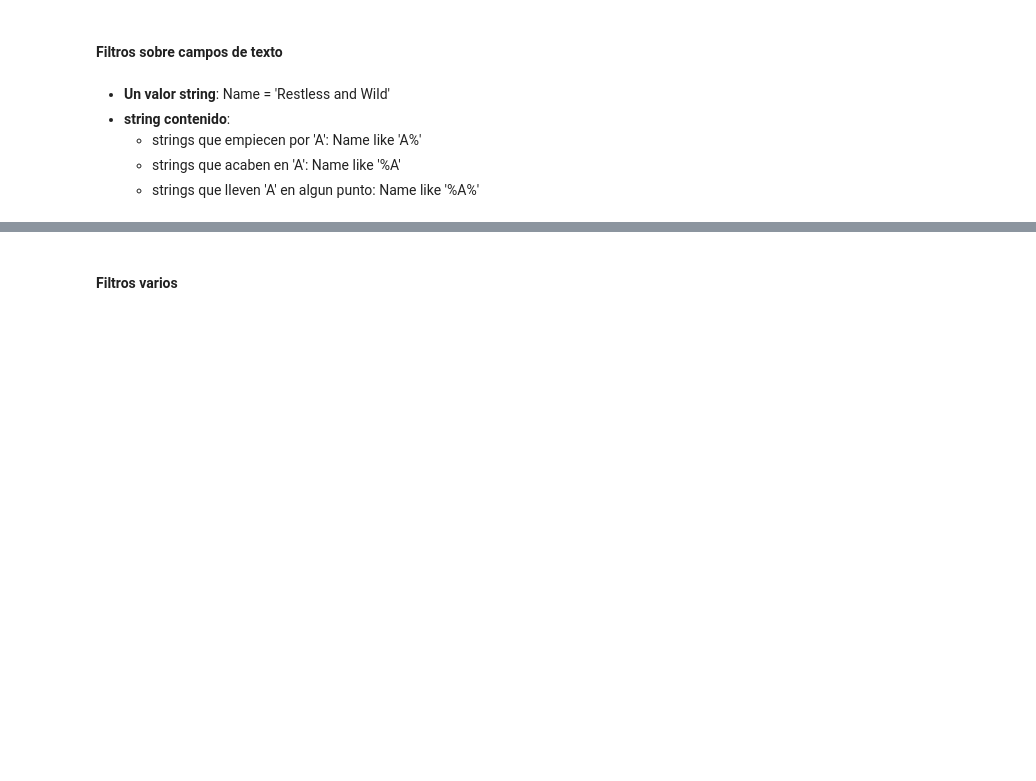
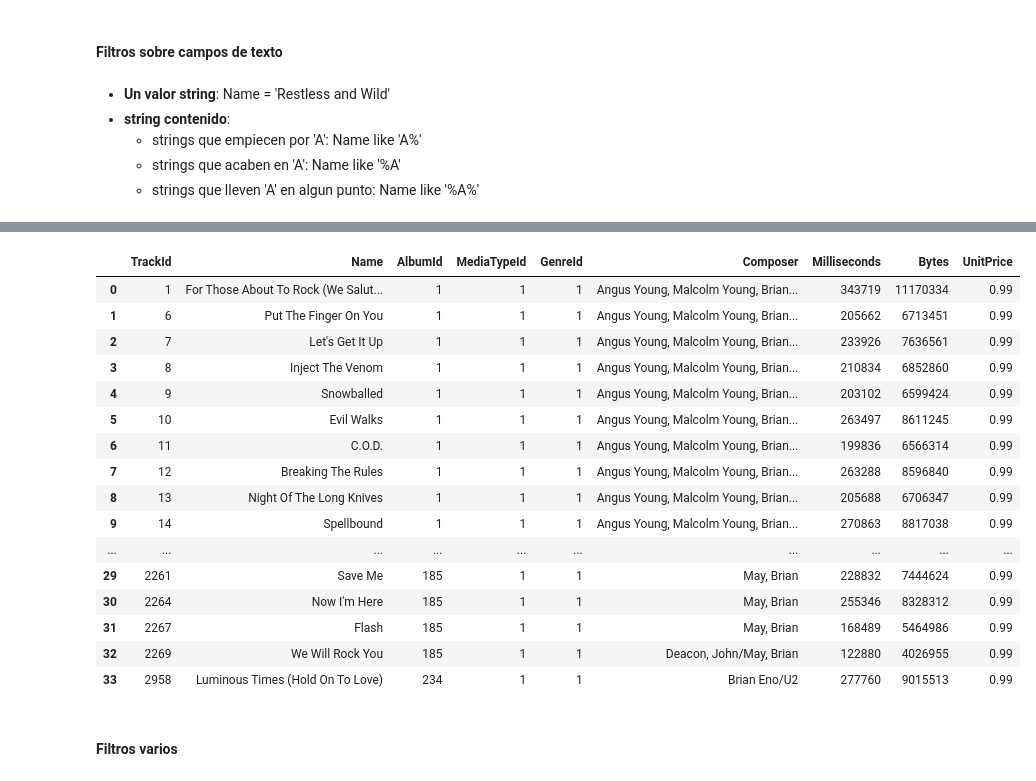
Before and after one commit to eleacos/DS-Online-Elena-Acosta, a Jupyter notebook: 03_Data_Analysis/Sprint_06/Unidad_01_Procesado_Datos_Internos_BBDD/01_Workout/05_WHERE.ipynb, the cells around one changed output, grey strips where cells are left out. Saved outputs shown, nothing was run; the diff lists cells and outputs as text; code cells hidden in the pictures; blank space fills up the shorter version.

```diff
--- a/03_Data_Analysis/Sprint_06/Unidad_01_Procesado_Datos_Internos_BBDD/01_Workout/05_WHERE.ipynb
+++ b/03_Data_Analysis/Sprint_06/Unidad_01_Procesado_Datos_Internos_BBDD/01_Workout/05_WHERE.ipynb
@@ -89,9 +173,28 @@ sql_query(query)
 # %%
 query = '''
 SELECT *
 FROM tracks
-WHERE composer LIKE "%Brian%''' # incluye Brian en algún punto
+WHERE composer LIKE "%Brian%"
+''' # incluye Brian en algún punto
 sql_query(query)
+# %% [output]
+|  | TrackId | Name | AlbumId | MediaTypeId | GenreId | Composer | Milliseconds | Bytes | UnitPrice |
+| 0 | 1 | For Those About To Rock (We Salut... | 1 | 1 | 1 | Angus Young, Malcolm Young, Brian... | 343719 | 11170334 | 0.99 |
+| 1 | 6 | Put The Finger On You | 1 | 1 | 1 | Angus Young, Malcolm Young, Brian... | 205662 | 6713451 | 0.99 |
+| 2 | 7 | Let's Get It Up | 1 | 1 | 1 | Angus Young, Malcolm Young, Brian... | 233926 | 7636561 | 0.99 |
+| 3 | 8 | Inject The Venom | 1 | 1 | 1 | Angus Young, Malcolm Young, Brian... | 210834 | 6852860 | 0.99 |
+| 4 | 9 | Snowballed | 1 | 1 | 1 | Angus Young, Malcolm Young, Brian... | 203102 | 6599424 | 0.99 |
+| 5 | 10 | Evil Walks | 1 | 1 | 1 | Angus Young, Malcolm Young, Brian... | 263497 | 8611245 | 0.99 |
+| 6 | 11 | C.O.D. | 1 | 1 | 1 | Angus Young, Malcolm Young, Brian... | 199836 | 6566314 | 0.99 |
+| 7 | 12 | Breaking The Rules | 1 | 1 | 1 | Angus Young, Malcolm Young, Brian... | 263288 | 8596840 | 0.99 |
+| 8 | 13 | Night Of The Long Knives | 1 | 1 | 1 | Angus Young, Malcolm Young, Brian... | 205688 | 6706347 | 0.99 |
+| 9 | 14 | Spellbound | 1 | 1 | 1 | Angus Young, Malcolm Young, Brian... | 270863 | 8817038 | 0.99 |
+| ... | ... | ... | ... | ... | ... | ... | ... | ... | ... |
+| 29 | 2261 | Save Me | 185 | 1 | 1 | May, Brian | 228832 | 7444624 | 0.99 |
+| 30 | 2264 | Now I'm Here | 185 | 1 | 1 | May, Brian | 255346 | 8328312 | 0.99 |
+| 31 | 2267 | Flash | 185 | 1 | 1 | May, Brian | 168489 | 5464986 | 0.99 |
+| 32 | 2269 | We Will Rock You | 185 | 1 | 1 | Deacon, John/May, Brian | 122880 | 4026955 | 0.99 |
+| 33 | 2958 | Luminous Times (Hold On To Love) | 234 | 1 | 1 | Brian Eno/U2 | 277760 | 9015513 | 0.99 |
 # %% [markdown]
 #### Filtros varios
 # %% [markdown]
```
Also changed, not shown: parts of 7 cells of this notebook, 7 other files.
